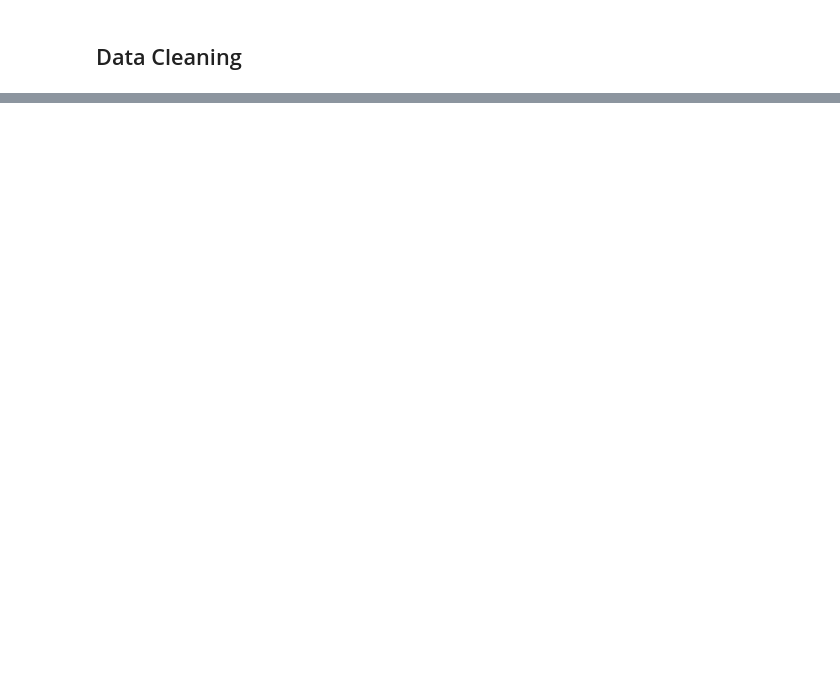
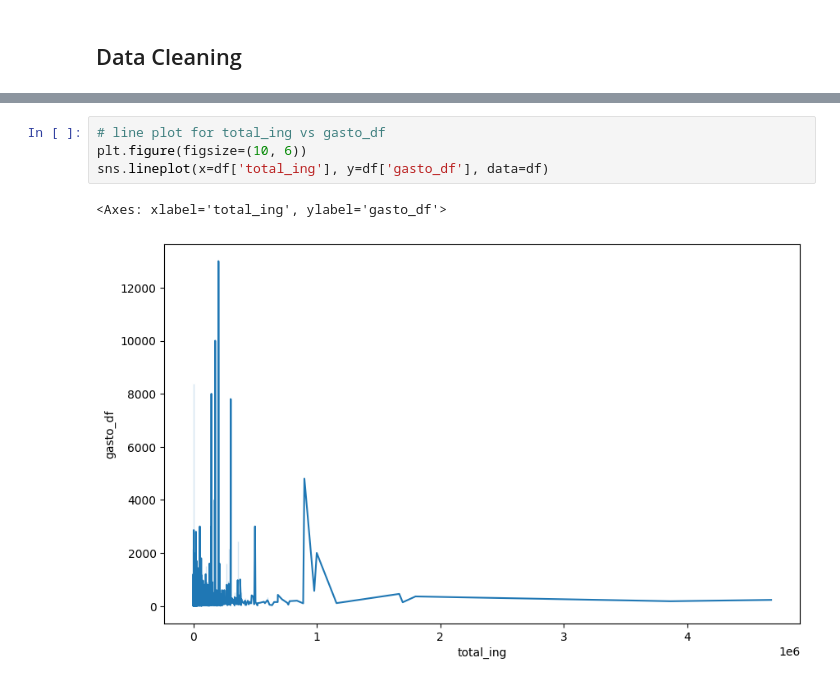
Before and after one commit to darmasrmez/ENIGH-project, a Jupyter notebook: analysis/bivariate.ipynb, the cells around one changed output, grey strips where cells are left out. Drawn from its saved outputs; the diff is of its cells as text; blank space fills up the shorter version.

```diff
--- a/analysis/bivariate.ipynb
+++ b/analysis/bivariate.ipynb
@@ -144,0 +67,7 @@ MemoryError: Unable to allocate 564. MiB for an array with shape (6, 12328570) a
+# %%
+# line plot for total_ing vs gasto_df
+plt.figure(figsize=(10, 6))
+sns.lineplot(x=df['total_ing'], y=df['gasto_df'], data=df)
+# %% [output]
+<Axes: xlabel='total_ing', ylabel='gasto_df'>
+[figure, added]
```
Also changed, not shown: parts of 24 cells of this notebook, 1 other file.
